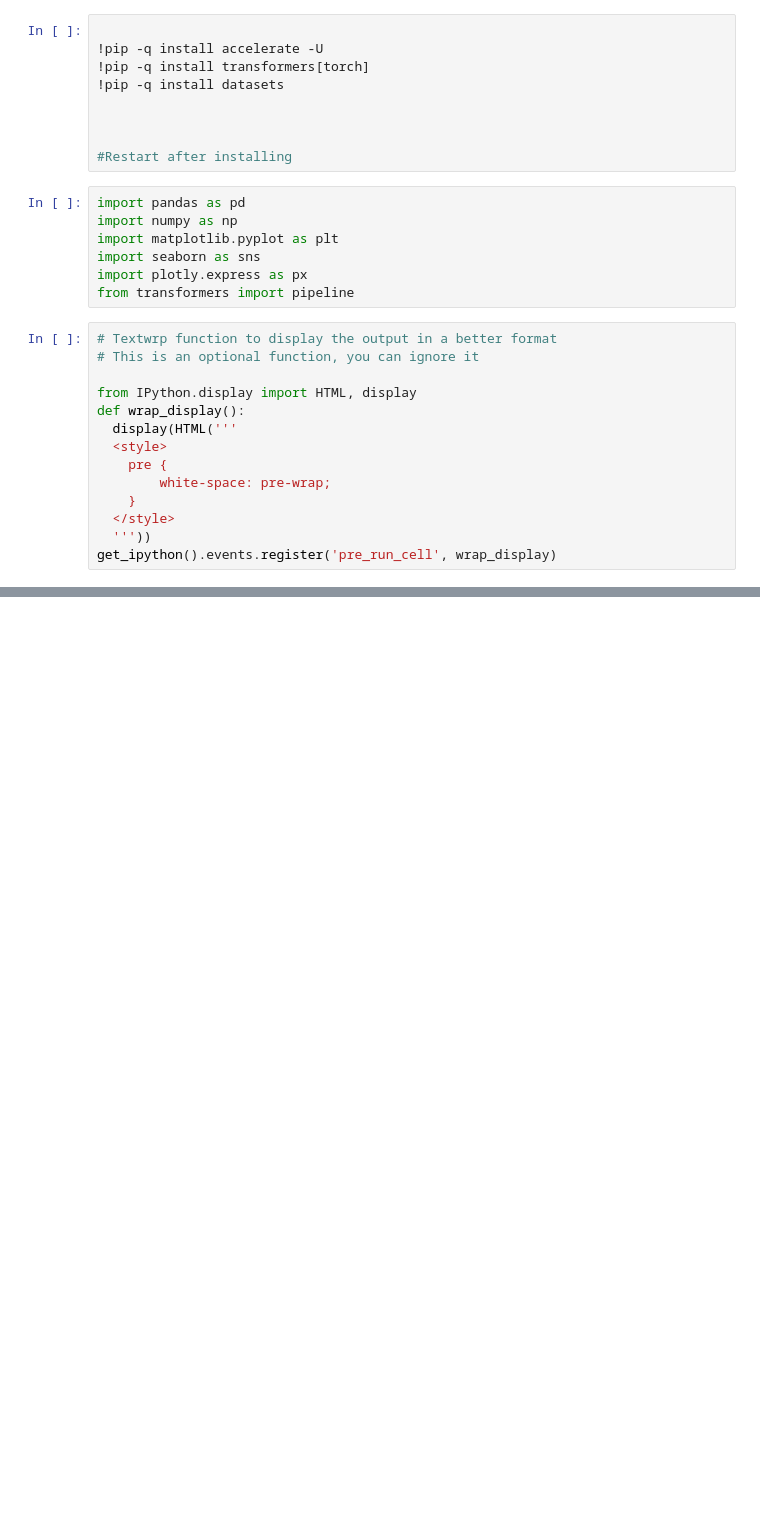
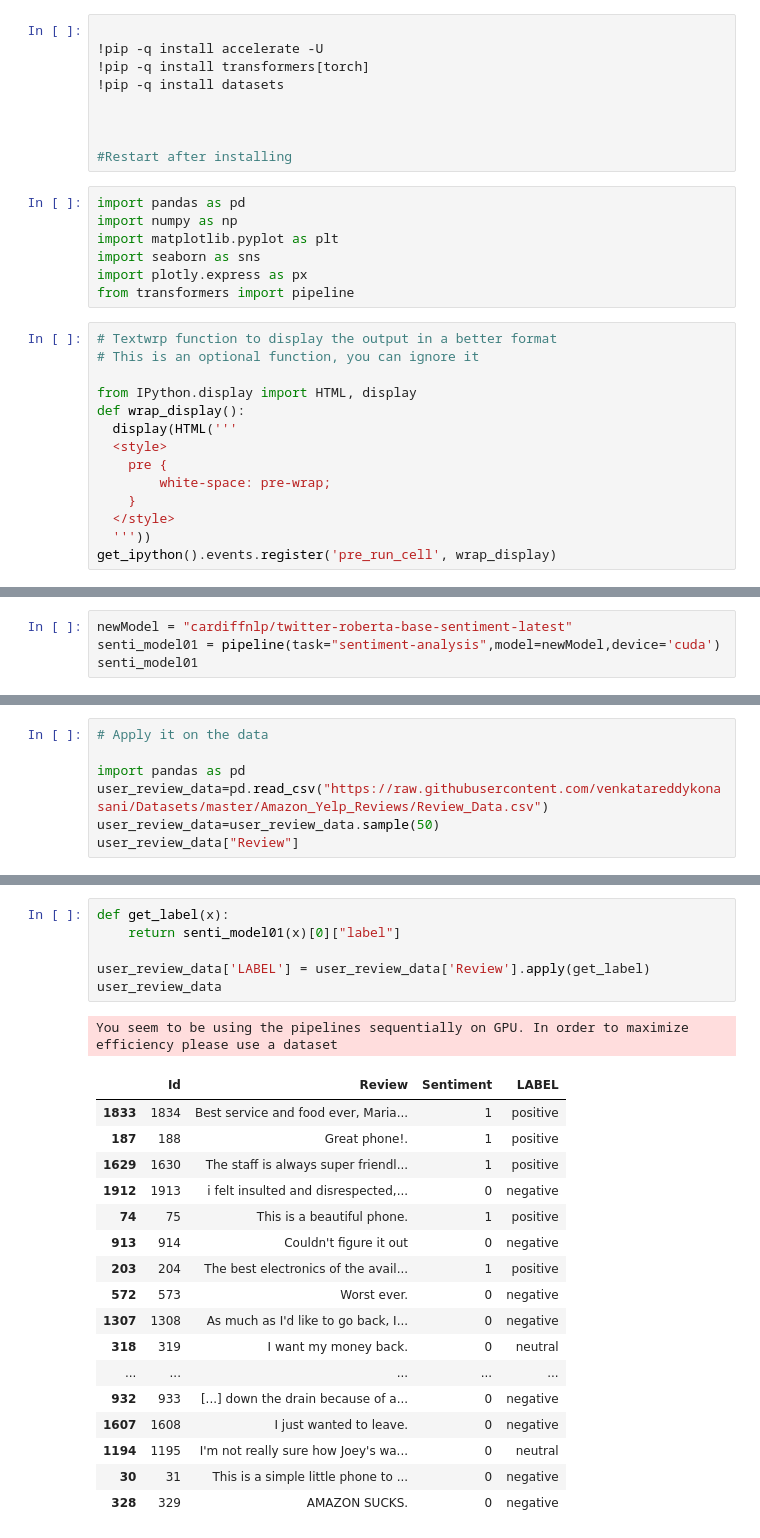
Before and after one commit to SHIVRAJSHINDE/Colab01, a Jupyter notebook: HuggingFace.ipynb, the cells around one changed output, grey strips where cells are left out. Drawn from its saved outputs; the diff is of its cells as text; blank space fills up the shorter version.

```diff
--- a/HuggingFace.ipynb
+++ b/HuggingFace.ipynb
@@ -41,0 +41,4 @@ senti_model
+# %%
+newModel = "cardiffnlp/twitter-roberta-base-sentiment-latest"
+senti_model01 = pipeline(task="sentiment-analysis",model=newModel,device='cuda')
+senti_model01
@@ -41,0 +68,7 @@ senti_model
+# %%
+# Apply it on the data
+
+import pandas as pd
+user_review_data=pd.read_csv("https://raw.githubusercontent.com/venkatareddykonasani/Datasets/master/Amazon_Yelp_Reviews/Review_Data.csv")
+user_review_data=user_review_data.sample(50)
+user_review_data["Review"]
@@ -41,0 +94,25 @@ senti_model
+# %%
+def get_label(x):
+    return senti_model01(x)[0]["label"]
+
+user_review_data['LABEL'] = user_review_data['Review'].apply(get_label)
+user_review_data
+# %% [output]
+You seem to be using the pipelines sequentially on GPU. In order to maximize efficiency please use a dataset
+|  | Id | Review | Sentiment | LABEL |
+| 1833 | 1834 | Best service and food ever, Maria... | 1 | positive |
+| 187 | 188 | Great phone!. | 1 | positive |
+| 1629 | 1630 | The staff is always super friendl... | 1 | positive |
+| 1912 | 1913 | i felt insulted and disrespected,... | 0 | negative |
+| 74 | 75 | This is a beautiful phone. | 1 | positive |
+| 913 | 914 | Couldn't figure it out | 0 | negative |
+| 203 | 204 | The best electronics of the avail... | 1 | positive |
+| 572 | 573 | Worst ever. | 0 | negative |
+| 1307 | 1308 | As much as I'd like to go back, I... | 0 | negative |
+| 318 | 319 | I want my money back. | 0 | neutral |
+| ... | ... | ... | ... | ... |
+| 932 | 933 | [...] down the drain because of a... | 0 | negative |
+| 1607 | 1608 | I just wanted to leave. | 0 | negative |
+| 1194 | 1195 | I'm not really sure how Joey's wa... | 0 | neutral |
+| 30 | 31 | This is a simple little phone to ... | 0 | negative |
+| 328 | 329 | AMAZON SUCKS. | 0 | negative |
```
Also changed, not shown: parts of 9 cells of this notebook.
